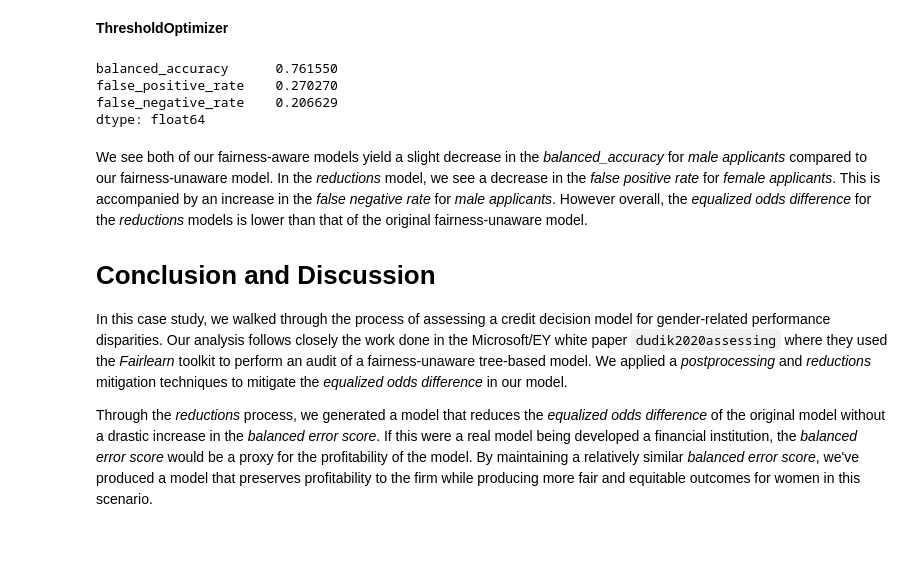
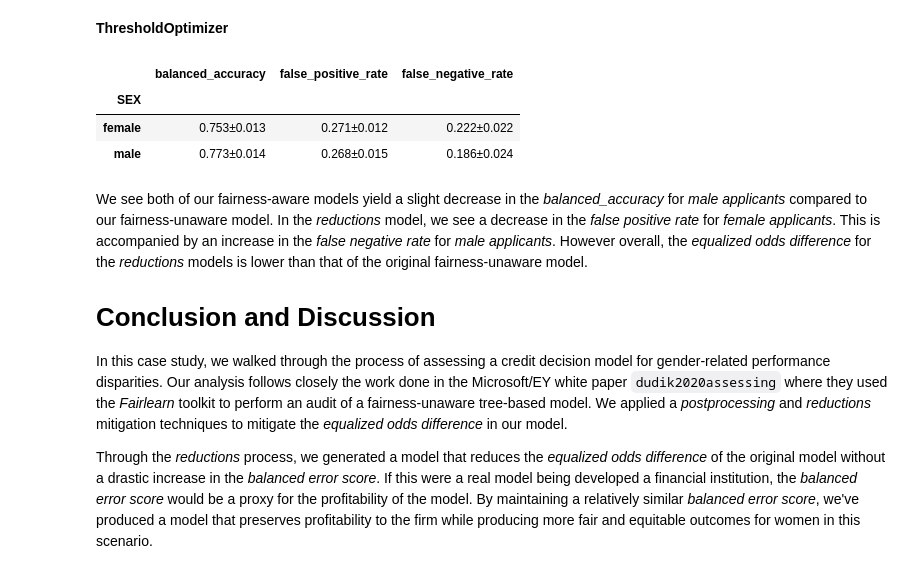
Before and after one commit to shivamxsingla/credit-prediction-model-audit, a Jupyter notebook: plot_credit_loan_decisions.ipynb, the cells around one changed output. Cells and saved outputs as stored; diff of their text form; code cells hidden in the pictures; blank space fills up the shorter version.

```diff
--- a/plot_credit_loan_decisions.ipynb
+++ b/plot_credit_loan_decisions.ipynb
@@ -1245,18 +1245,17 @@ create_metricframe_w_errors(
 # %% [markdown]
 **ThresholdOptimizer**
 # %%
-metricframe_inprocess.overall[metrics_to_report]
+# metricframe_inprocess.overall[metrics_to_report]
+# metricframe_postprocess.overall[metrics_to_report]
 
 create_metricframe_w_errors(
     metricframe_postprocess, metrics_to_report, metric_error_pairs
 )
-
-metricframe_postprocess.overall[metrics_to_report]
 # %% [output]
-balanced_accuracy      0.761550
-false_positive_rate    0.270270
-false_negative_rate    0.206629
-dtype: float64
+|  | balanced_accuracy | false_positive_rate | false_negative_rate |
+| SEX |  |  |  |
+| female | 0.753±0.013 | 0.271±0.012 | 0.222±0.022 |
+| male | 0.773±0.014 | 0.268±0.015 | 0.186±0.024 |
 # %% [markdown]
 We see both of our fairness-aware models yield a slight decrease in the
 *balanced\_accuracy* for *male applicants* compared to our
```
Also changed, not shown: parts of 6 cells of this notebook.
